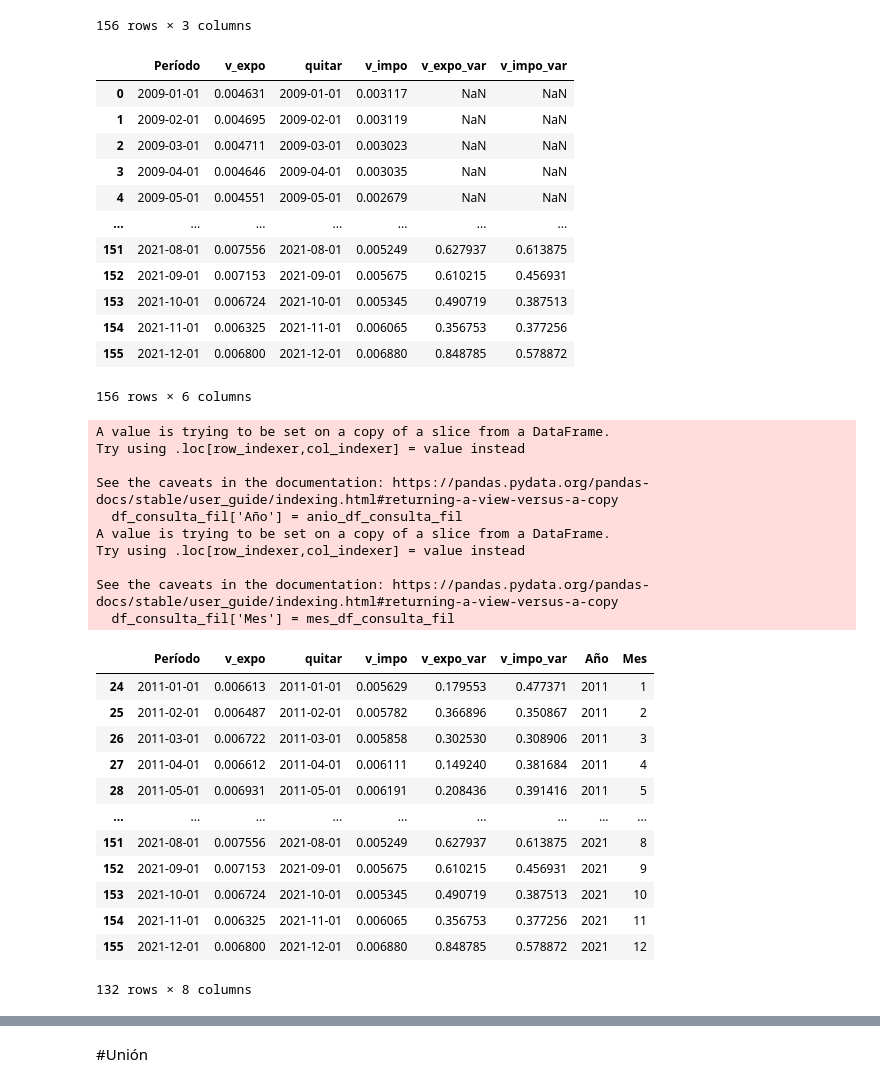
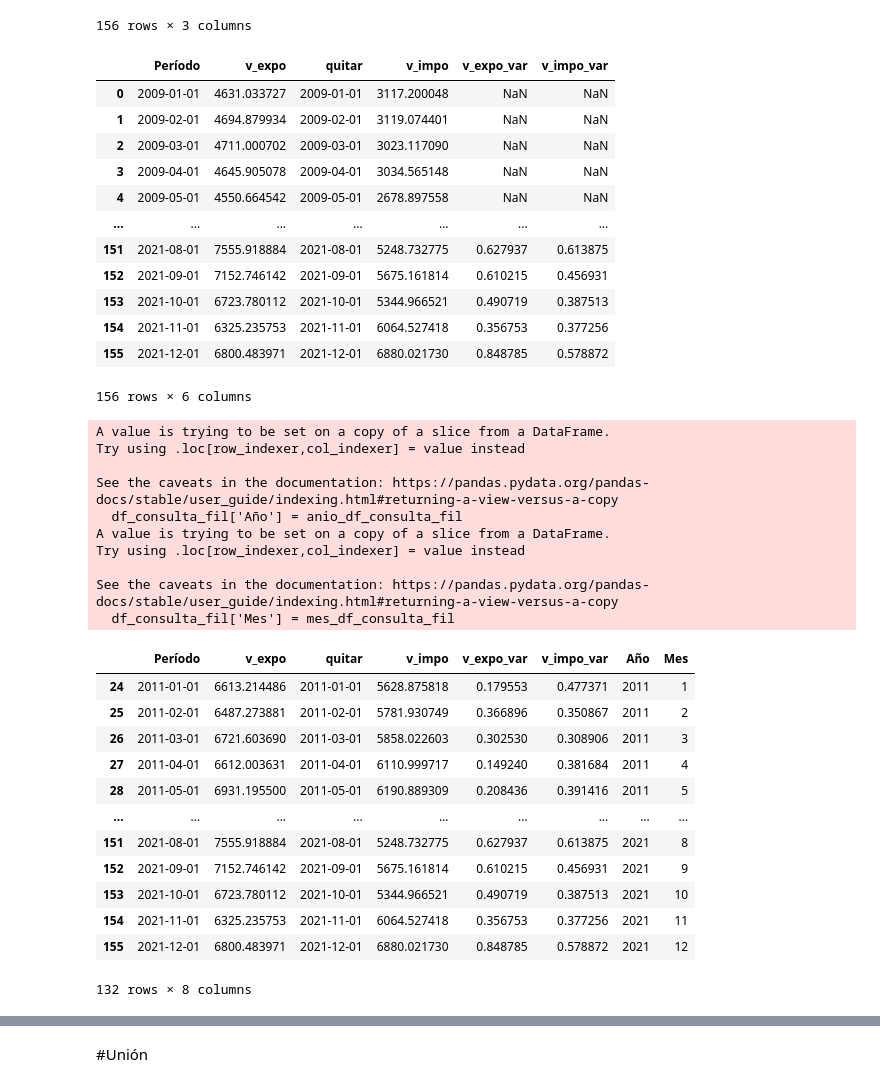
Before and after one commit to LucaGelmini/notebooks_indec, a Jupyter notebook: Estacionalidad/Estacionalidad-final.ipynb, the cells around one changed output, grey strips where cells are left out. Cells and saved outputs as stored; diff of their text form; code cells hidden in the pictures.

```diff
--- a/Estacionalidad/Estacionalidad-final.ipynb
+++ b/Estacionalidad/Estacionalidad-final.ipynb
@@ -248,30 +248,30 @@ df_consulta.drop('quitar', axis=1)
 # %%
 
 
 v_expo_var =df_consulta.v_expo.pct_change(periods=12, fill_method='bfill')
 v_impo_var =df_consulta.v_impo.pct_change(periods=12, fill_method='bfill')
 
 df_consulta['v_expo_var']= v_expo_var
 df_consulta['v_impo_var']= v_impo_var
 
 #divido los valores por un millon porque nos manejamos por millones de dolares
-df_consulta.v_expo = [x/1000000 for x in df_consulta.v_expo]
-df_consulta.v_impo = [x/1000000  for x in df_consulta.v_impo]
+#df_consulta.v_expo = [x/1000000 for x in df_consulta.v_expo]
+#df_consulta.v_impo = [x/1000000  for x in df_consulta.v_impo]
 
 df_consulta
 # %% [output]
 |  | Período | v_expo | quitar | v_impo | v_expo_var | v_impo_var |
-| 0 | 2009-01-01 | 0.004631 | 2009-01-01 | 0.003117 | NaN | NaN |
-| 1 | 2009-02-01 | 0.004695 | 2009-02-01 | 0.003119 | NaN | NaN |
-| 2 | 2009-03-01 | 0.004711 | 2009-03-01 | 0.003023 | NaN | NaN |
-| 3 | 2009-04-01 | 0.004646 | 2009-04-01 | 0.003035 | NaN | NaN |
-| 4 | 2009-05-01 | 0.004551 | 2009-05-01 | 0.002679 | NaN | NaN |
+| 0 | 2009-01-01 | 4631.033727 | 2009-01-01 | 3117.200048 | NaN | NaN |
+| 1 | 2009-02-01 | 4694.879934 | 2009-02-01 | 3119.074401 | NaN | NaN |
+| 2 | 2009-03-01 | 4711.000702 | 2009-03-01 | 3023.117090 | NaN | NaN |
+| 3 | 2009-04-01 | 4645.905078 | 2009-04-01 | 3034.565148 | NaN | NaN |
+| 4 | 2009-05-01 | 4550.664542 | 2009-05-01 | 2678.897558 | NaN | NaN |
 | ... | ... | ... | ... | ... | ... | ... |
-| 151 | 2021-08-01 | 0.007556 | 2021-08-01 | 0.005249 | 0.627937 | 0.613875 |
-| 152 | 2021-09-01 | 0.007153 | 2021-09-01 | 0.005675 | 0.610215 | 0.456931 |
-| 153 | 2021-10-01 | 0.006724 | 2021-10-01 | 0.005345 | 0.490719 | 0.387513 |
-| 154 | 2021-11-01 | 0.006325 | 2021-11-01 | 0.006065 | 0.356753 | 0.377256 |
-| 155 | 2021-12-01 | 0.006800 | 2021-12-01 | 0.006880 | 0.848785 | 0.578872 |
+| 151 | 2021-08-01 | 7555.918884 | 2021-08-01 | 5248.732775 | 0.627937 | 0.613875 |
+| 152 | 2021-09-01 | 7152.746142 | 2021-09-01 | 5675.161814 | 0.610215 | 0.456931 |
+| 153 | 2021-10-01 | 6723.780112 | 2021-10-01 | 5344.966521 | 0.490719 | 0.387513 |
+| 154 | 2021-11-01 | 6325.235753 | 2021-11-01 | 6064.527418 | 0.356753 | 0.377256 |
+| 155 | 2021-12-01 | 6800.483971 | 2021-12-01 | 6880.021730 | 0.848785 | 0.578872 |
 156 rows × 6 columns
 # %%
 mask = (df_consulta['Período'] >= f'{desde}-01-01') & (df_consulta['Período'] <= f'{hasta}-12-01')
@@ -297,17 +297,17 @@ Try using .loc[row_indexer,col_indexer] = value instead
 See the caveats in the documentation: https://pandas.pydata.org/pandas-docs/stable/user_guide/indexing.html#returning-a-view-versus-a-copy
   df_consulta_fil['Mes'] = mes_df_consulta_fil
 |  | Período | v_expo | quitar | v_impo | v_expo_var | v_impo_var | Año | Mes |
-| 24 | 2011-01-01 | 0.006613 | 2011-01-01 | 0.005629 | 0.179553 | 0.477371 | 2011 | 1 |
-| 25 | 2011-02-01 | 0.006487 | 2011-02-01 | 0.005782 | 0.366896 | 0.350867 | 2011 | 2 |
-| 26 | 2011-03-01 | 0.006722 | 2011-03-01 | 0.005858 | 0.302530 | 0.308906 | 2011 | 3 |
-| 27 | 2011-04-01 | 0.006612 | 2011-04-01 | 0.006111 | 0.149240 | 0.381684 | 2011 | 4 |
-| 28 | 2011-05-01 | 0.006931 | 2011-05-01 | 0.006191 | 0.208436 | 0.391416 | 2011 | 5 |
+| 24 | 2011-01-01 | 6613.214486 | 2011-01-01 | 5628.875818 | 0.179553 | 0.477371 | 2011 | 1 |
+| 25 | 2011-02-01 | 6487.273881 | 2011-02-01 | 5781.930749 | 0.366896 | 0.350867 | 2011 | 2 |
+| 26 | 2011-03-01 | 6721.603690 | 2011-03-01 | 5858.022603 | 0.302530 | 0.308906 | 2011 | 3 |
+| 27 | 2011-04-01 | 6612.003631 | 2011-04-01 | 6110.999717 | 0.149240 | 0.381684 | 2011 | 4 |
+| 28 | 2011-05-01 | 6931.195500 | 2011-05-01 | 6190.889309 | 0.208436 | 0.391416 | 2011 | 5 |
 | ... | ... | ... | ... | ... | ... | ... | ... | ... |
-| 151 | 2021-08-01 | 0.007556 | 2021-08-01 | 0.005249 | 0.627937 | 0.613875 | 2021 | 8 |
-| 152 | 2021-09-01 | 0.007153 | 2021-09-01 | 0.005675 | 0.610215 | 0.456931 | 2021 | 9 |
-| 153 | 2021-10-01 | 0.006724 | 2021-10-01 | 0.005345 | 0.490719 | 0.387513 | 2021 | 10 |
-| 154 | 2021-11-01 | 0.006325 | 2021-11-01 | 0.006065 | 0.356753 | 0.377256 | 2021 | 11 |
-| 155 | 2021-12-01 | 0.006800 | 2021-12-01 | 0.006880 | 0.848785 | 0.578872 | 2021 | 12 |
+| 151 | 2021-08-01 | 7555.918884 | 2021-08-01 | 5248.732775 | 0.627937 | 0.613875 | 2021 | 8 |
+| 152 | 2021-09-01 | 7152.746142 | 2021-09-01 | 5675.161814 | 0.610215 | 0.456931 | 2021 | 9 |
+| 153 | 2021-10-01 | 6723.780112 | 2021-10-01 | 5344.966521 | 0.490719 | 0.387513 | 2021 | 10 |
+| 154 | 2021-11-01 | 6325.235753 | 2021-11-01 | 6064.527418 | 0.356753 | 0.377256 | 2021 | 11 |
+| 155 | 2021-12-01 | 6800.483971 | 2021-12-01 | 6880.021730 | 0.848785 | 0.578872 | 2021 | 12 |
 132 rows × 8 columns
 # %%
 #Orden
```
Also changed, not shown: parts of 4 cells of this notebook, 2 other files.
